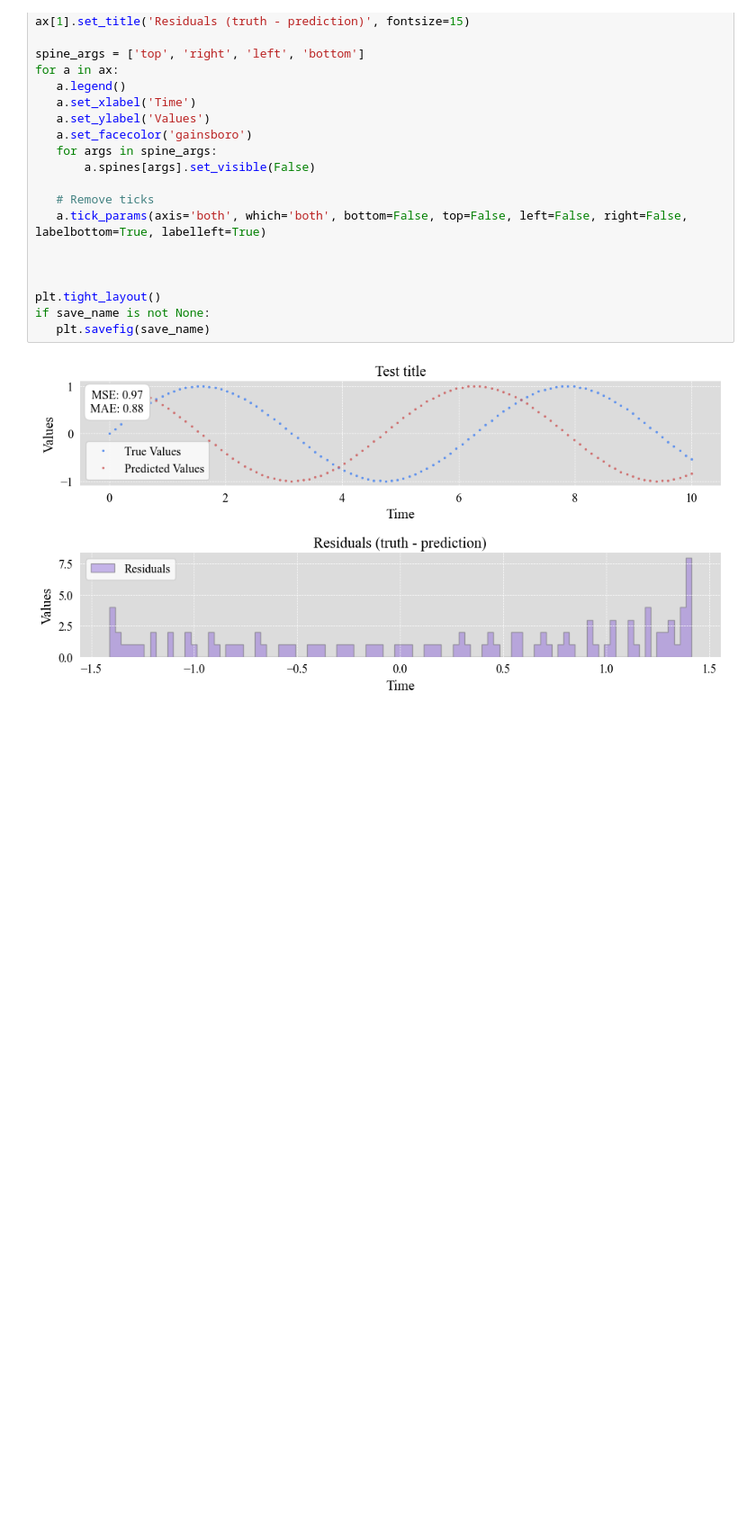
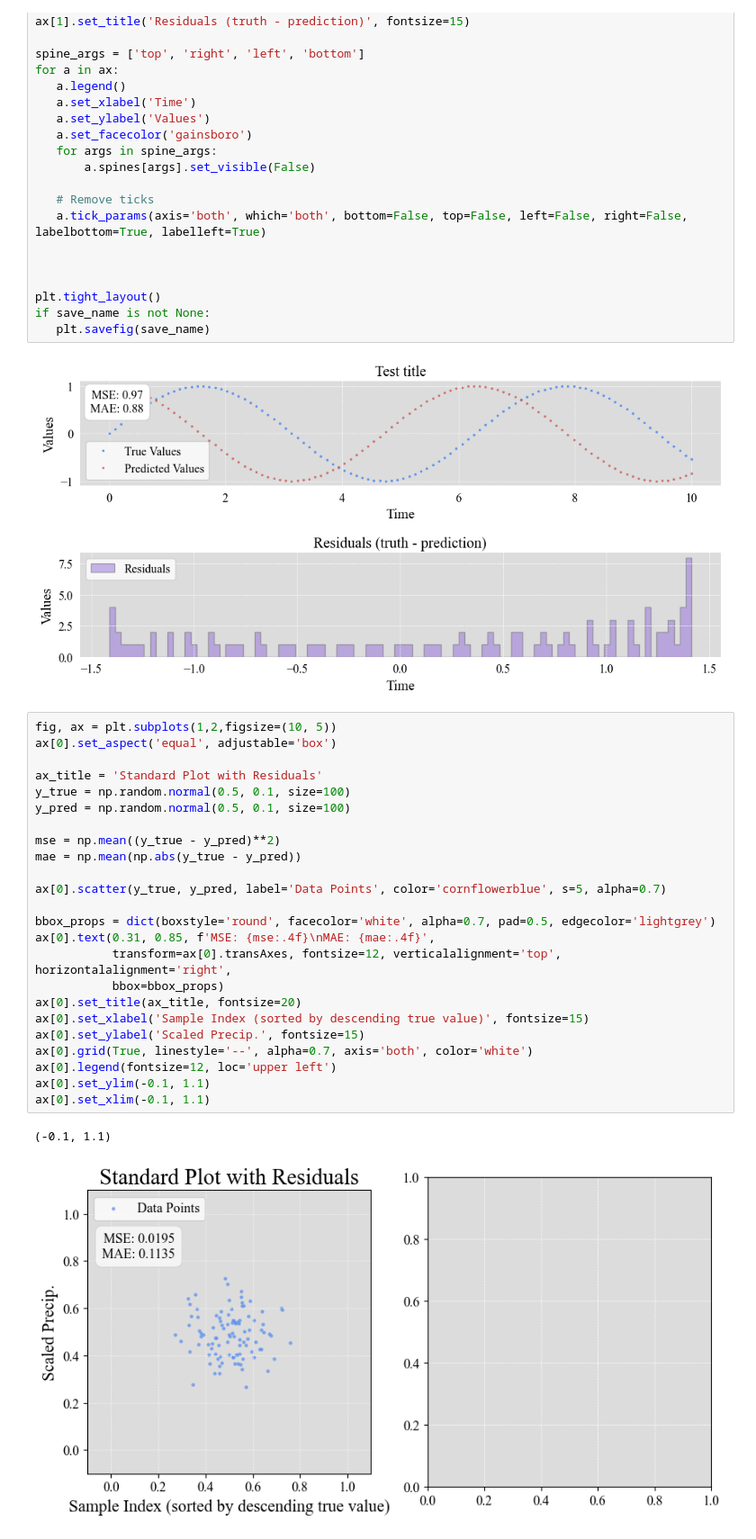
Before and after one commit to nielsdavidsen/LRP_ERA5_fork, a Jupyter notebook: niels/plotting_trials.ipynb, the cells around one changed output. Shown at 90% size. Cells and saved outputs as stored; diff of their text form; blank space fills up the shorter version.

Commit message:
merged plotting functions

```diff
--- a/niels/plotting_trials.ipynb
+++ b/niels/plotting_trials.ipynb
@@ -222,3 +222,30 @@ if save_name is not None:
    plt.savefig(save_name)
 # %% [output]
 [figure]
+# %%
+fig, ax = plt.subplots(1,2,figsize=(10, 5))
+ax[0].set_aspect('equal', adjustable='box')
+
+ax_title = 'Standard Plot with Residuals'
+y_true = np.random.normal(0.5, 0.1, size=100)
+y_pred = np.random.normal(0.5, 0.1, size=100)
+
+mse = np.mean((y_true - y_pred)**2)
+mae = np.mean(np.abs(y_true - y_pred))
+
+ax[0].scatter(y_true, y_pred, label='Data Points', color='cornflowerblue', s=5, alpha=0.7)
+
+bbox_props = dict(boxstyle='round', facecolor='white', alpha=0.7, pad=0.5, edgecolor='lightgrey')
+ax[0].text(0.31, 0.85, f'MSE: {mse:.4f}\nMAE: {mae:.4f}',
+           transform=ax[0].transAxes, fontsize=12, verticalalignment='top', horizontalalignment='right',
+           bbox=bbox_props)
+ax[0].set_title(ax_title, fontsize=20)
+ax[0].set_xlabel('Sample Index (sorted by descending true value)', fontsize=15)
+ax[0].set_ylabel('Scaled Precip.', fontsize=15)
+ax[0].grid(True, linestyle='--', alpha=0.7, axis='both', color='white')
+ax[0].legend(fontsize=12, loc='upper left')
+ax[0].set_ylim(-0.1, 1.1)
+ax[0].set_xlim(-0.1, 1.1)
+# %% [output]
+(-0.1, 1.1)
+[figure, added]
```
Also changed, not shown: 2 other files.
